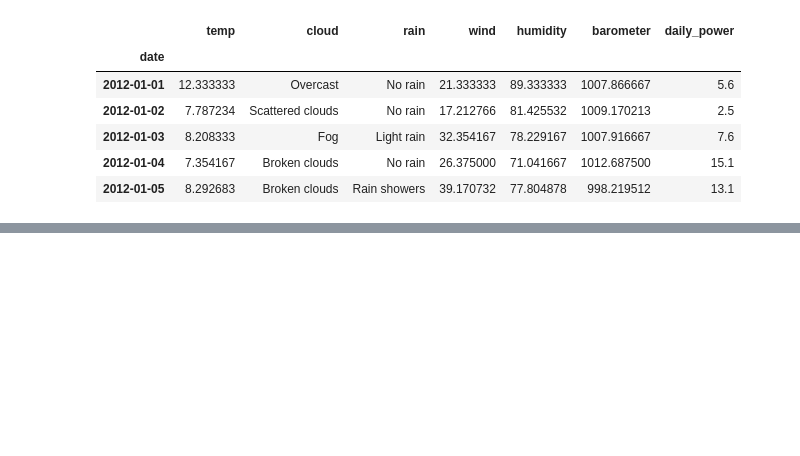
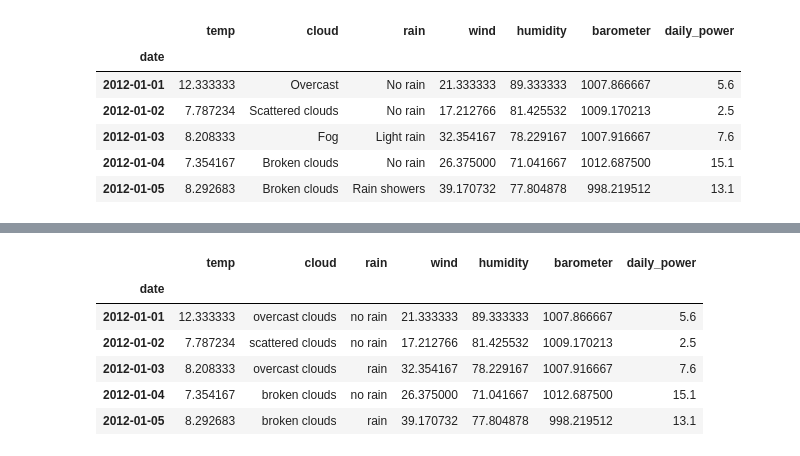
Before and after one commit to MN-Pham/Weather_SolarEnergy_Predictor, a Jupyter notebook: SolarEnergyDataRefine.ipynb, the cells around one changed output, grey strips where cells are left out. Cells and saved outputs as stored; diff of their text form; code cells hidden in the pictures; blank space fills up the shorter version.

```diff
--- a/SolarEnergyDataRefine.ipynb
+++ b/SolarEnergyDataRefine.ipynb
@@ -470,0 +565,21 @@ memory usage: 170.7+ KB
+# %%
+def reduce_cloud_categories(weather):
+    weather.cloud = weather.cloud.map({
+        'Ice fog':'overcast clouds',
+        'Haze':'overcast clouds',
+        'Fog':'overcast clouds',
+        'Clear':'clear sky',
+        'Sunny':'clear sky',
+        'Broken clouds':'broken clouds',
+        'Scattered clouds':'scattered clouds',
+        'Overcast':'overcast clouds',
+        'More clouds than sun':'broken clouds',
+        'More sun than clouds':'scattered clouds',
+        'Low clouds':'few clouds',
+        'Mostly cloudy':'overcast clouds',
+        'Cloudy':'overcast clouds',
+        'Passing clouds':'broken clouds',
+        'Partly sunny':'few clouds',
+        'Mostly sunny':'clear sky'
+    },na_action='ignore')
+    return weather
@@ -470,0 +649,10 @@ memory usage: 170.7+ KB
+# %%
+simplified_data.head()
+# %% [output]
+|  | temp | cloud | rain | wind | humidity | barometer | daily_power |
+| date |  |  |  |  |  |  |  |
+| 2012-01-01 | 12.333333 | overcast clouds | no rain | 21.333333 | 89.333333 | 1007.866667 | 5.6 |
+| 2012-01-02 | 7.787234 | scattered clouds | no rain | 17.212766 | 81.425532 | 1009.170213 | 2.5 |
+| 2012-01-03 | 8.208333 | overcast clouds | rain | 32.354167 | 78.229167 | 1007.916667 | 7.6 |
+| 2012-01-04 | 7.354167 | broken clouds | no rain | 26.375000 | 71.041667 | 1012.687500 | 15.1 |
+| 2012-01-05 | 8.292683 | broken clouds | rain | 39.170732 | 77.804878 | 998.219512 | 13.1 |
```
Also changed, not shown: parts of 20 cells of this notebook, 1 other file.
